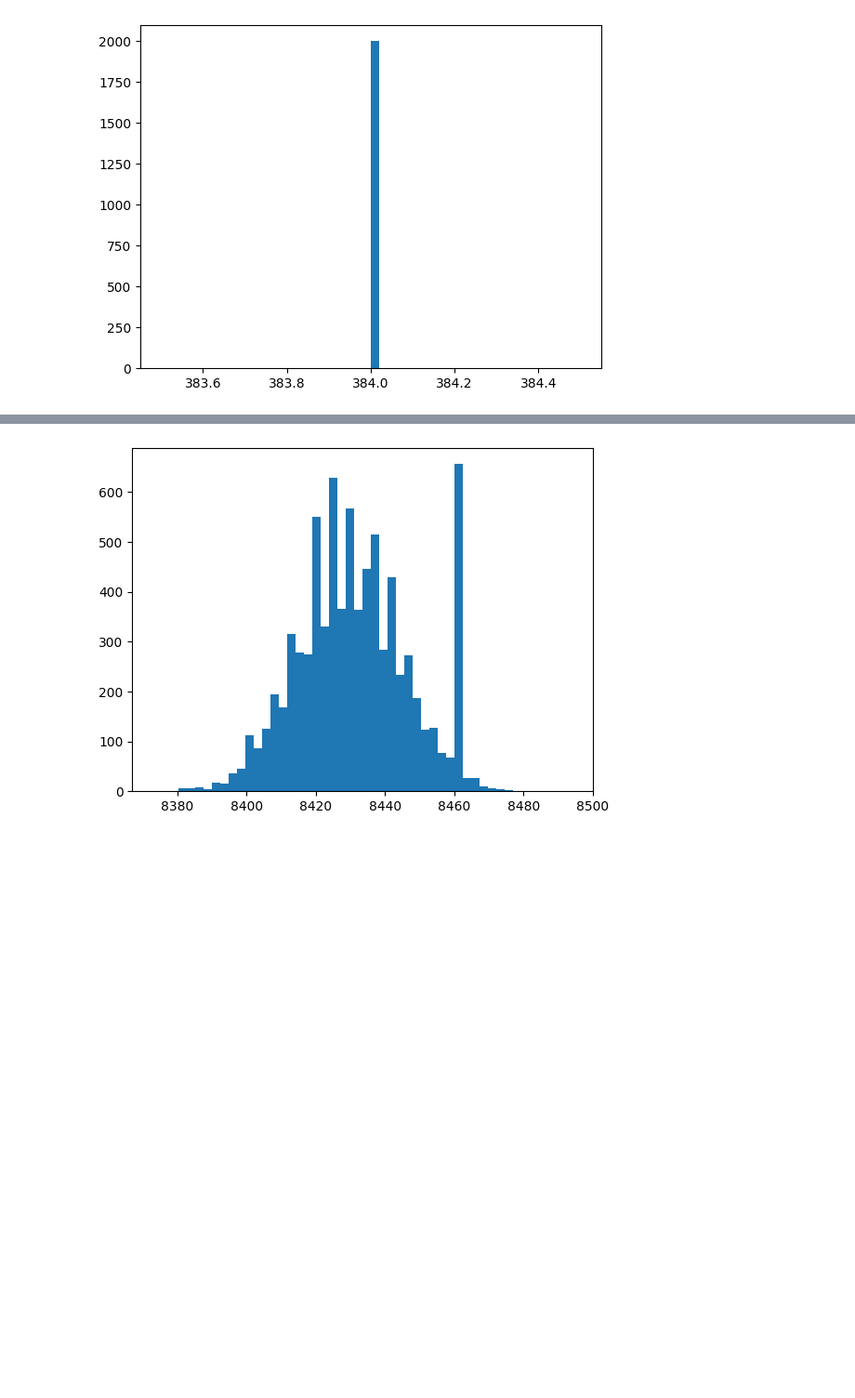
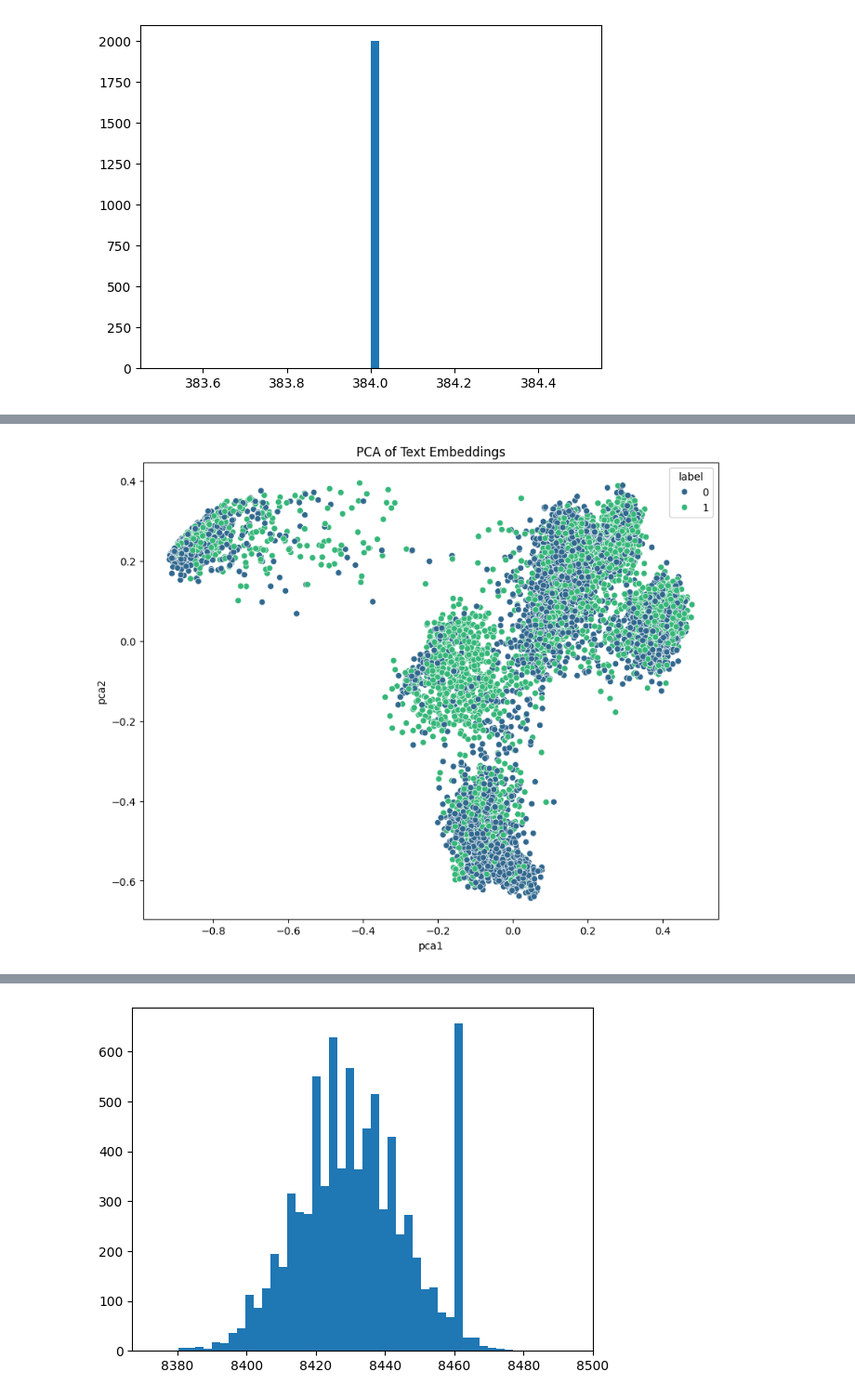
Before and after one commit to eduardooliveiraps/prompt-injection-detection, a Jupyter notebook: notebooks/generate-embeddings.ipynb, the cells around one changed output, grey strips where cells are left out. Shown at 93% size. Cells and saved outputs as stored; diff of their text form; code cells hidden in the pictures; blank space fills up the shorter version.

Commit message:
Embeddings visualizations

```diff
--- a/notebooks/generate-embeddings.ipynb
+++ b/notebooks/generate-embeddings.ipynb
@@ -118,0 +124,29 @@ logging.info("Saved the datasets with embeddings to CSV files")
+# %%
+# Embeddings visualization
+
+# Convert embedding lists to NumPy arrays
+df_train_sampled['text_embedding'] = df_train_sampled['text_embedding'].apply(lambda x: np.array(x, dtype=float))
+
+# Extract embeddings and labels
+embeddings = np.vstack(df_train_sampled['text_embedding'].values)
+labels = df_train_sampled['label'].values
+# %%
+# Visualization of embedding distribution after applying Principal Components Analysis (PCA).
+
+# Apply PCA
+pca = PCA(n_components=2)
+pca_result = pca.fit_transform(embeddings)
+
+# Create a DataFrame for visualization
+df_pca = pd.DataFrame()
+df_pca['pca1'] = pca_result[:, 0]
+df_pca['pca2'] = pca_result[:, 1]
+df_pca['label'] = labels
+
+# Plot the PCA result
+plt.figure(figsize=(10, 8))
+sns.scatterplot(x='pca1', y='pca2', hue='label', palette='viridis', data=df_pca)
+plt.title('PCA of Text Embeddings')
+plt.show()
+# %% [output]
+[figure, added]
```
Also changed, not shown: parts of 8 cells of this notebook, 1 other file.
